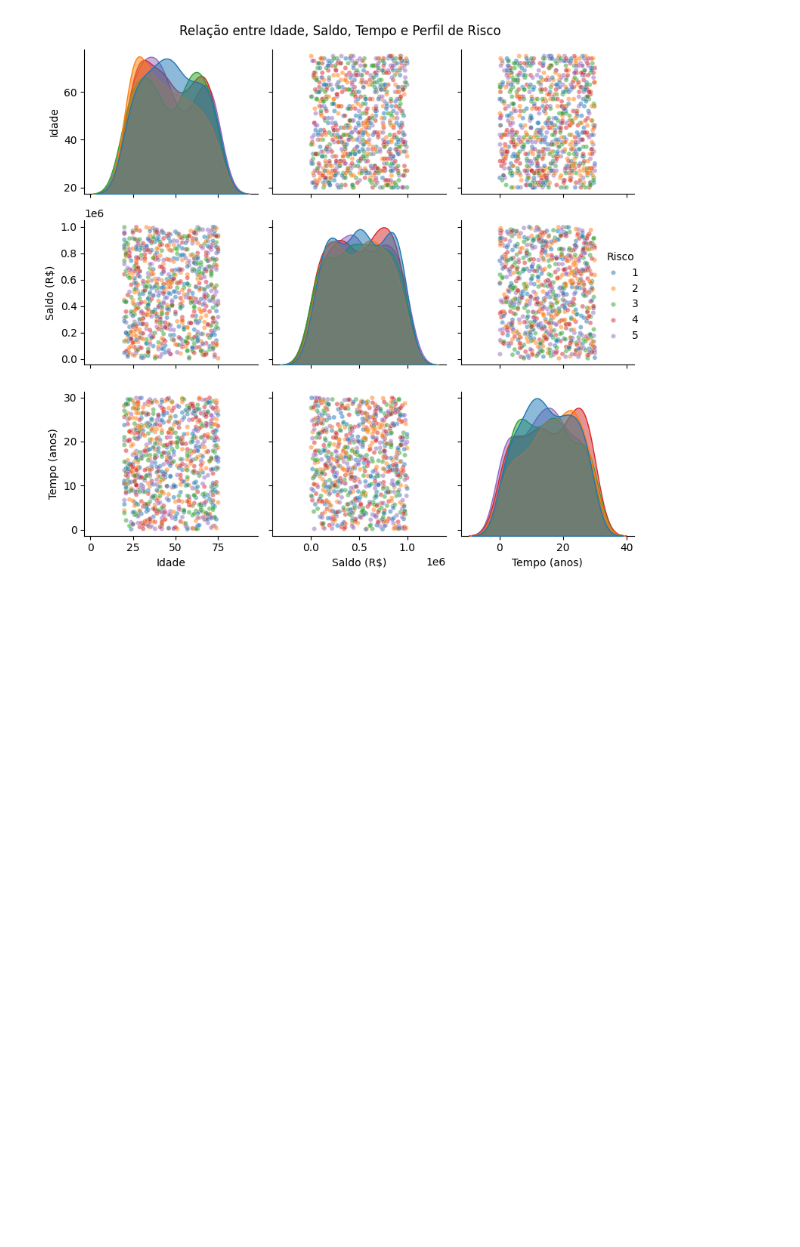
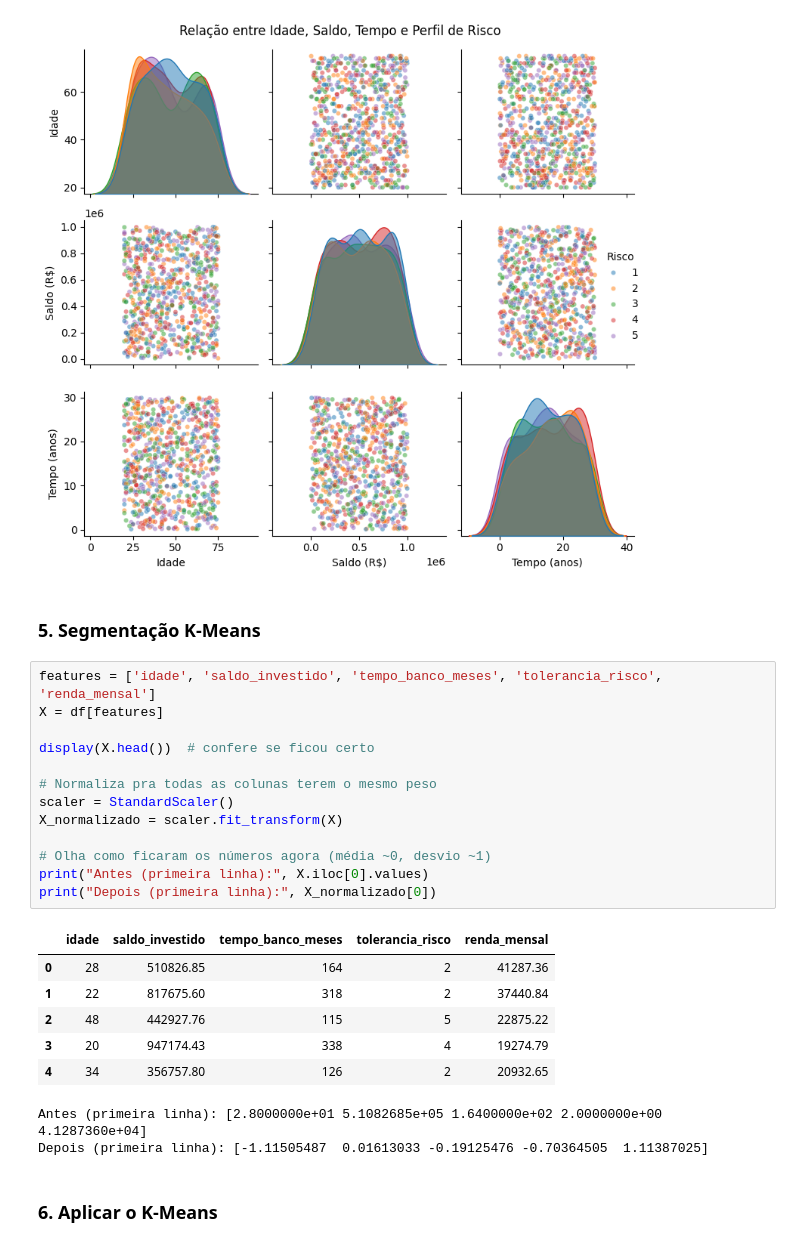
Before and after one commit to leonardolinsz/segment-investors, a Jupyter notebook: investidores.ipynb, the cells around one changed output. Drawn from its saved outputs; the diff is of its cells as text; blank space fills up the shorter version.

```diff
--- a/investidores.ipynb
+++ b/investidores.ipynb
@@ -120,3 +120,29 @@ plt.tight_layout()
 plt.show()
 # %% [output]
 [figure]
+# %% [markdown]
+### 5. Segmentação K-Means
+# %%
+features = ['idade', 'saldo_investido', 'tempo_banco_meses', 'tolerancia_risco', 'renda_mensal']
+X = df[features]
+
+display(X.head())  # confere se ficou certo
+
+# Normaliza pra todas as colunas terem o mesmo peso
+scaler = StandardScaler()
+X_normalizado = scaler.fit_transform(X)
+
+# Olha como ficaram os números agora (média ~0, desvio ~1)
+print("Antes (primeira linha):", X.iloc[0].values)
+print("Depois (primeira linha):", X_normalizado[0])
+# %% [output]
+|  | idade | saldo_investido | tempo_banco_meses | tolerancia_risco | renda_mensal |
+| 0 | 28 | 510826.85 | 164 | 2 | 41287.36 |
+| 1 | 22 | 817675.60 | 318 | 2 | 37440.84 |
+| 2 | 48 | 442927.76 | 115 | 5 | 22875.22 |
+| 3 | 20 | 947174.43 | 338 | 4 | 19274.79 |
+| 4 | 34 | 356757.80 | 126 | 2 | 20932.65 |
+Antes (primeira linha): [2.8000000e+01 5.1082685e+05 1.6400000e+02 2.0000000e+00 4.1287360e+04]
+Depois (primeira linha): [-1.11505487  0.01613033 -0.19125476 -0.70364505  1.11387025]
+# %% [markdown]
+### 6. Aplicar o K-Means
```
Also changed, not shown: parts of 9 cells of this notebook.
